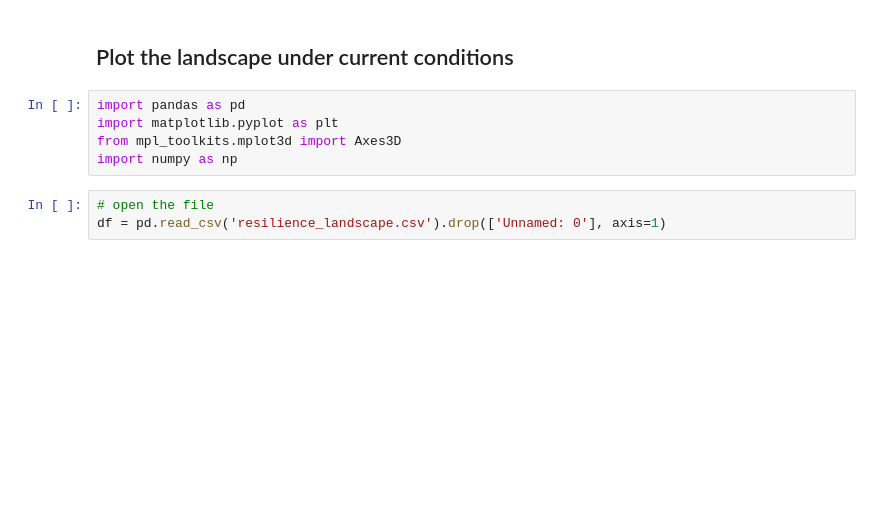
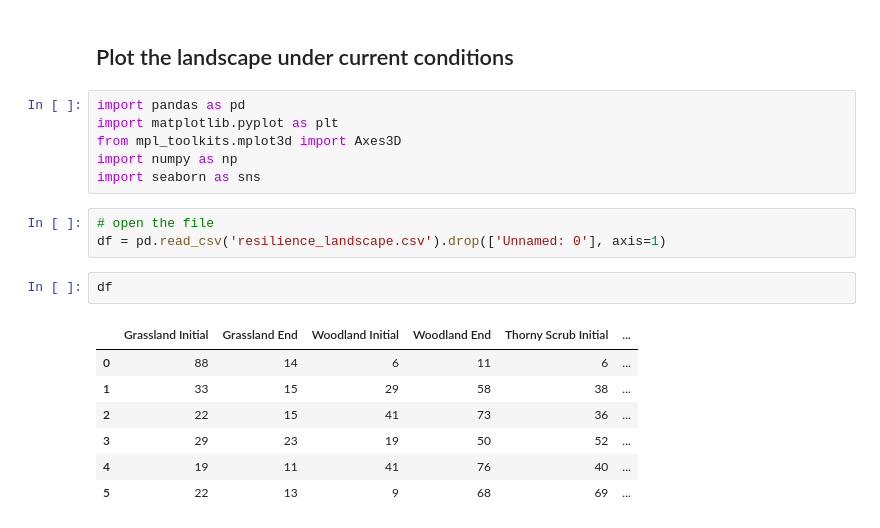
Before and after one commit to emjneil/rewilding_resilience, a Jupyter notebook: graphing_landscape.ipynb, the cells around one changed output. Drawn from its saved outputs; the diff is of its cells as text; blank space fills up the shorter version.

```diff
--- a/graphing_landscape.ipynb
+++ b/graphing_landscape.ipynb
@@ -5,9 +5,20 @@ import pandas as pd
 import matplotlib.pyplot as plt
 from mpl_toolkits.mplot3d import Axes3D
 import numpy as np
+import seaborn as sns
 # %%
 # open the file
 df = pd.read_csv('resilience_landscape.csv').drop(['Unnamed: 0'], axis=1)
+# %%
+df
+# %% [output]
+|  | Grassland Initial | Grassland End | Woodland Initial | Woodland End | Thorny Scrub Initial | ... |
+| 0 | 88 | 14 | 6 | 11 | 6 | ... |
+| 1 | 33 | 15 | 29 | 58 | 38 | ... |
+| 2 | 22 | 15 | 41 | 73 | 36 | ... |
+| 3 | 29 | 23 | 19 | 50 | 52 | ... |
+| 4 | 19 | 11 | 41 | 76 | 40 | ... |
+| 5 | 22 | 13 | 9 | 68 | 69 | ... |
 # %%
 # Create 3D plot
 fig = plt.figure()
```
Also changed, not shown: parts of 8 cells of this notebook, 5 other files.
